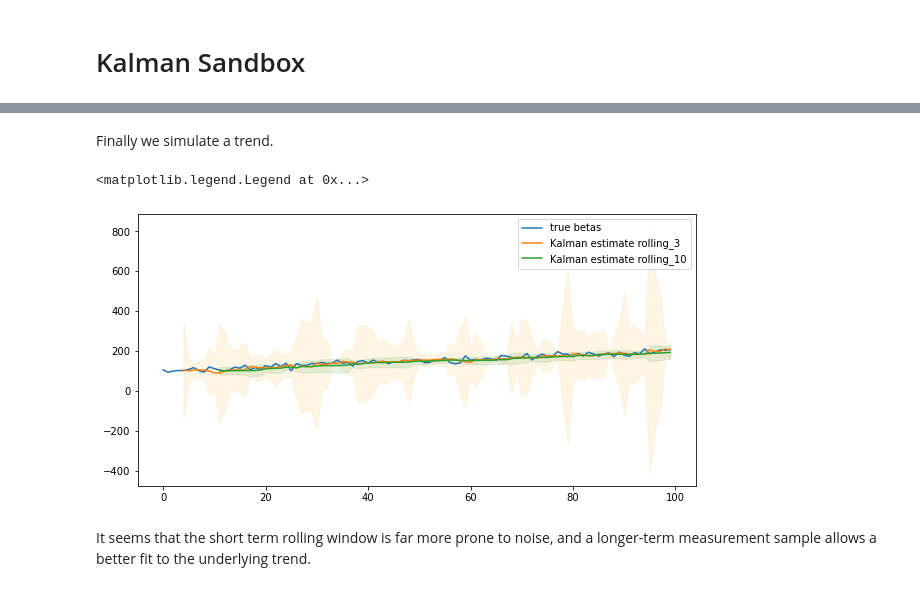
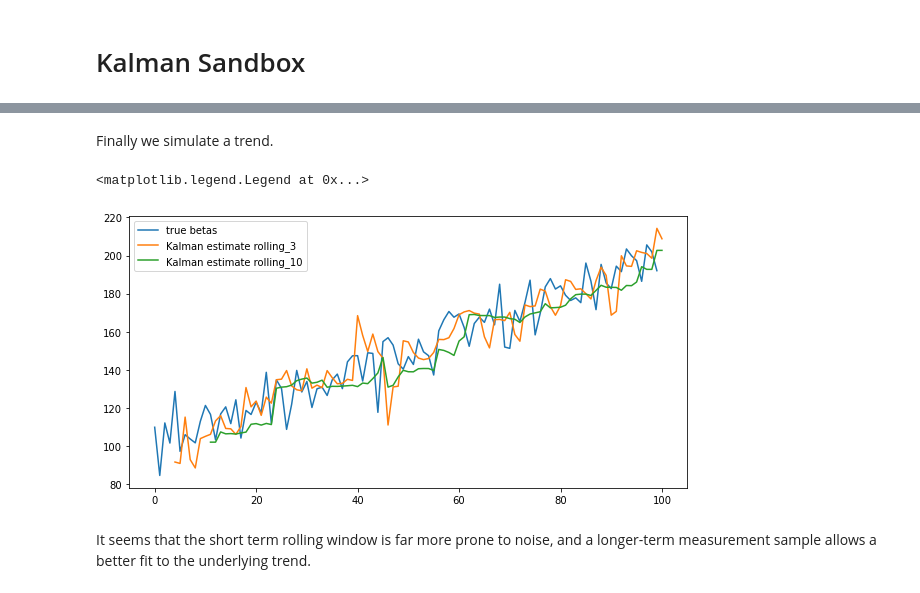
Before and after one commit to t0nychn/UG_thesis, a Jupyter notebook: sandbox/Kalman sandbox.ipynb, the cells around one changed output, grey strips where cells are left out. Drawn from its saved outputs; the diff is of its cells as text; code cells hidden in the pictures.

```diff
--- a/sandbox/Kalman sandbox.ipynb
+++ b/sandbox/Kalman sandbox.ipynb
@@ -18,30 +17,23 @@ from scipy.stats import t
 # %%
 betas1 = [3 for i in range(50)] + [6 for i in range(50)]
-x = [np.random.normal(1, 3) for i in range(100)]
+x = [np.random.normal(1, 10) for i in range(100)]
 y1 = np.array(x) * np.array(betas1) + np.array([np.random.normal(0, 1) for i in range(len(x))])
 # %%
 class KF:
-    def __init__(self, window, lags=0, conf_int=.1):
+    def __init__(self, window, lags=0):
         self.lags = lags
         self.window = window
-        self.conf_int = conf_int
 
     def run(self, y_col, x_col, df):
         betas = {i: [] for i in range(self.lags+1)}
-        errors = []
-        confs = {}
-        for i in range(len(df)-self.window-1):
-            model = sm.OLS(df.iloc[i:self.window+i+1][y_col],
-                            sm.add_constant(df.iloc[i:self.window+i+1][x_col])).fit()
-            coeffs = model.params[1:]
-            errors.append(np.sum(model.bse))
+        for i in range(len(df)-self.window):
+            coeffs = sm.OLS(df.iloc[i:self.window+i][y_col],
+                            sm.add_constant(df.iloc[i:self.window+i][x_col])).fit().params[1:]
             for j in range(self.lags+1):
                 betas[j].append(coeffs[j])
-        b_df = pd.DataFrame(betas, index=(i for i in range(self.window+1, len(df))))
+        b_df = pd.DataFrame(betas, index=(i for i in range(self.window+1, len(df)+1)))
         for i in range(self.lags+1):
             phi = AutoReg(np.array(b_df[i]), 1, trend='n').fit().params[-1]
             b_df[i] = b_df[i] * phi
-        confs['lower'] = b_df.sum(axis=1) - np.array(errors) * t.ppf(1-self.conf_int/2, self.window-2*self.lags-2)
-        confs['upper'] = b_df.sum(axis=1) + np.array(errors) * t.ppf(1-self.conf_int/2, self.window-2*self.lags-2)
-        return b_df, pd.DataFrame(confs, index=(i for i in range(self.window+1, len(df)+1)))
+        return b_df
 # %%
@@ -80,2 +67,0 @@ plt.legend()
-# %% [markdown]
-Finally we simulate a trend.
@@ -85,16 +68,19 @@ y3 = np.array(x) * np.array(betas3) + np.array([np.random.normal(0, 1) for i in
+# %% [markdown]
+Finally we simulate a trend.
+# %%
+betas3 = [100 + i + np.random.normal(1, 10) for i in range(100)]
+y3 = np.array(x) * np.array(betas3) + np.array([np.random.normal(0, 10) for i in range(len(x))])
 # %%
-kf_3, confs_3 = KF(3).run('y', 'x', pd.DataFrame({'y': y3, 'x': x}))
-kf_10, confs_10 = KF(10).run('y', 'x', pd.DataFrame({'y': y3, 'x': x}))
+kf_3 = KF(3).run('y', 'x', pd.DataFrame({'y': y3, 'x': x}))
+kf_10 = KF(10).run('y', 'x', pd.DataFrame({'y': y3, 'x': x}))
 
 plt.figure(figsize=(10,5))
 plt.plot(betas3, label='true betas')
 plt.plot(kf_3, label='Kalman estimate rolling_3')
-plt.fill_between(confs_3.index, confs_3['lower'], confs_3['upper'], alpha=0.1, color='orange')
 plt.plot(kf_10, label='Kalman estimate rolling_10')
-plt.fill_between(confs_10.index, confs_10['lower'], confs_10['upper'], alpha=0.1, color='green')
 plt.legend()
 # %% [output]
 <matplotlib.legend.Legend at 0x...>
-[figure, old version]
+[figure, new version]
-# %% [markdown]
-It seems that the short term rolling window is far more prone to noise, and a longer-term measurement sample allows a better fit to the underlying trend.
+# %% [markdown]
+It seems that the short term rolling window is far more prone to noise, and a longer-term measurement sample allows a better fit to the underlying trend.
```
Also changed, not shown: parts of 8 cells of this notebook, 5 other files.
